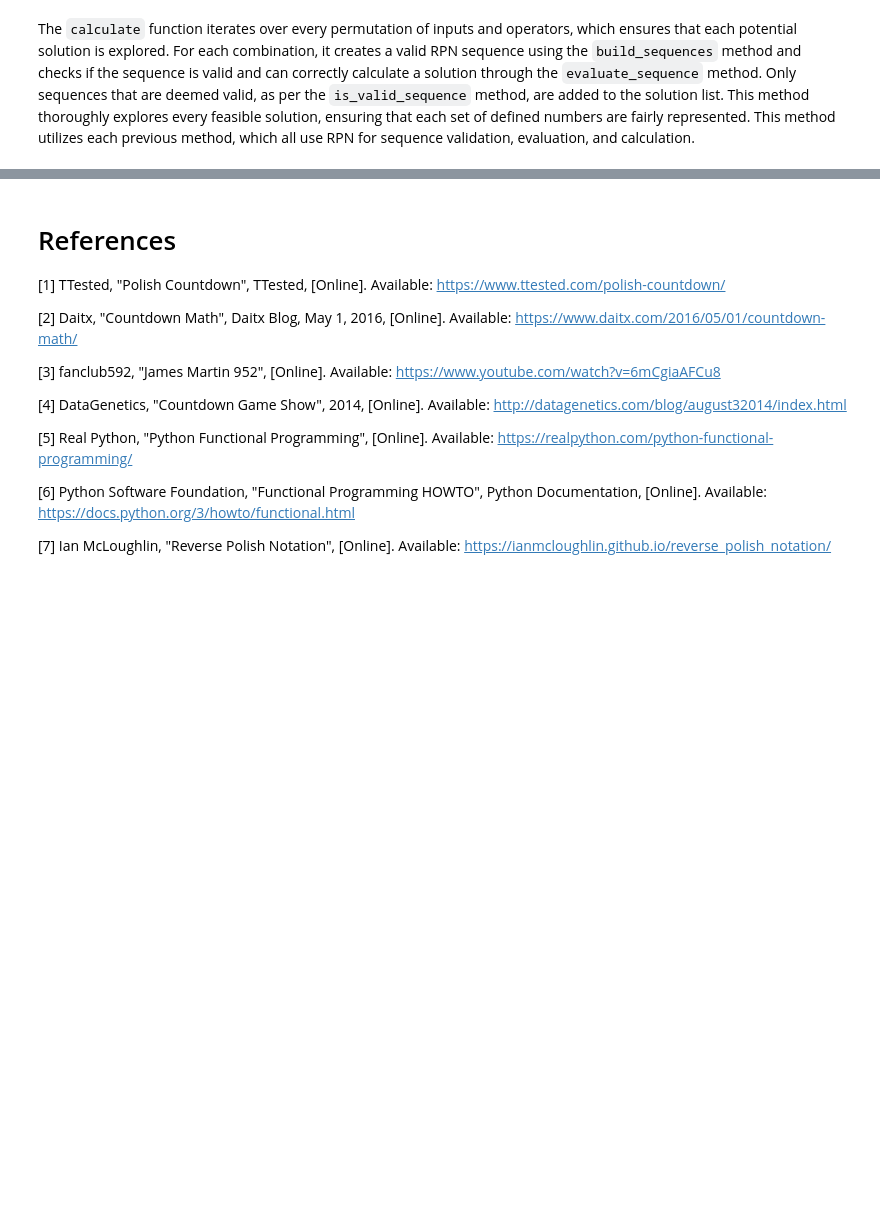
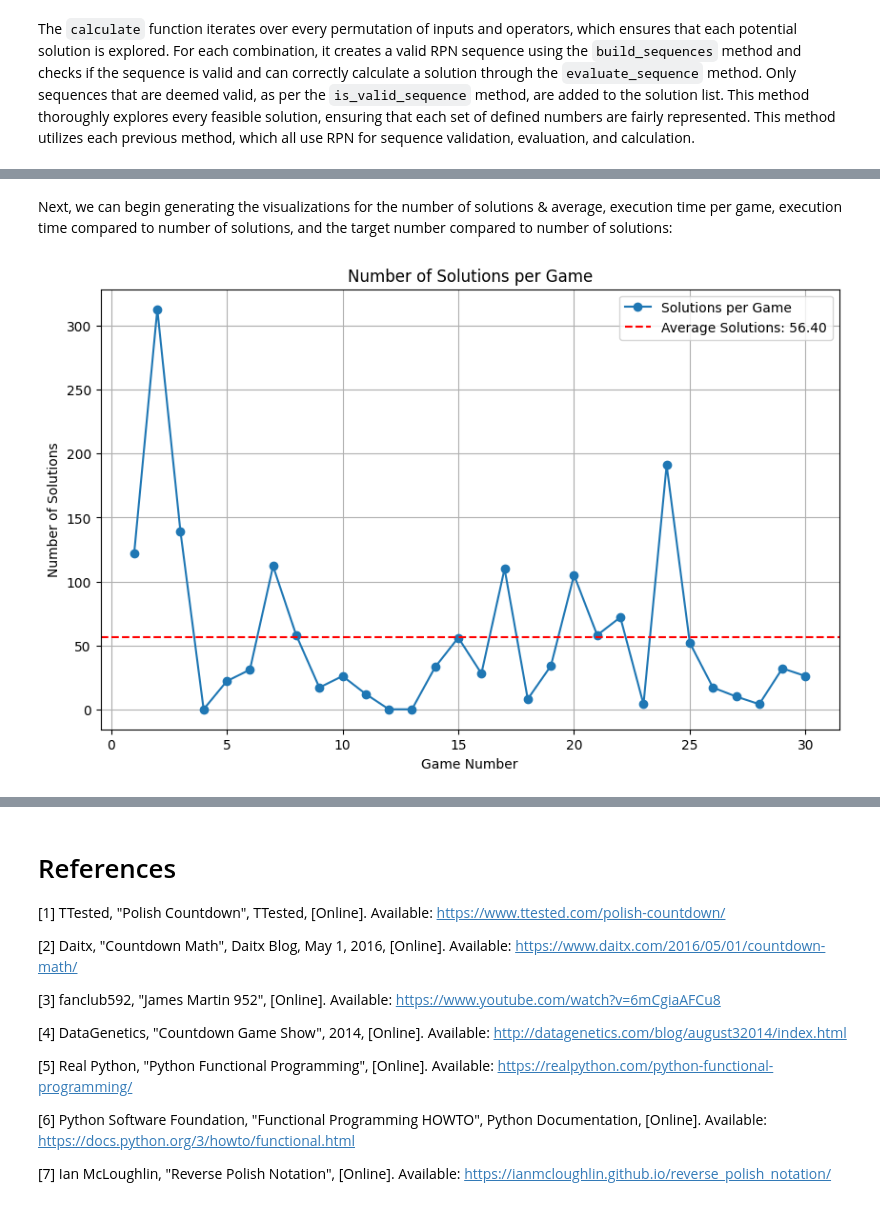
Before and after one commit to Owen-kc/ComputationalTheory, a Jupyter notebook: countdown.ipynb, the cells around one changed output, grey strips where cells are left out. Cells and saved outputs as stored; diff of their text form; code cells hidden in the pictures; blank space fills up the shorter version.

Commit message:
Finished implementation, added plt visualizations, outlined examples section

```diff
--- a/countdown.ipynb
+++ b/countdown.ipynb
@@ -478,0 +671,23 @@ def calculate(numbers, target):
+# %%
+import pandas as pd
+import matplotlib.pyplot as plt
+import numpy as np
+
+# Load the data from file
+data = pd.read_csv('game_results.txt')
+# %% [markdown]
+Next, we can begin generating the visualizations for the number of solutions & average, execution time per game, execution time compared to number of solutions, and the target number compared to number of solutions:
+# %%
+# Plotting the number of solutions and average
+plt.figure(figsize=(10, 6))
+plt.plot(data['Game Number'], data['Number of Solutions'], marker='o', label='Solutions per Game')
+avg_solutions = data['Number of Solutions'].mean()
+plt.axhline(y=avg_solutions, color='r', linestyle='--', label=f'Average Solutions: {avg_solutions:.2f}')
+plt.title('Number of Solutions per Game')
+plt.xlabel('Game Number')
+plt.ylabel('Number of Solutions')
+plt.legend()
+plt.grid(True)
+plt.show()
+# %% [output]
+[figure, added]
```
Also changed, not shown: parts of 36 cells of this notebook, 1 other file.
